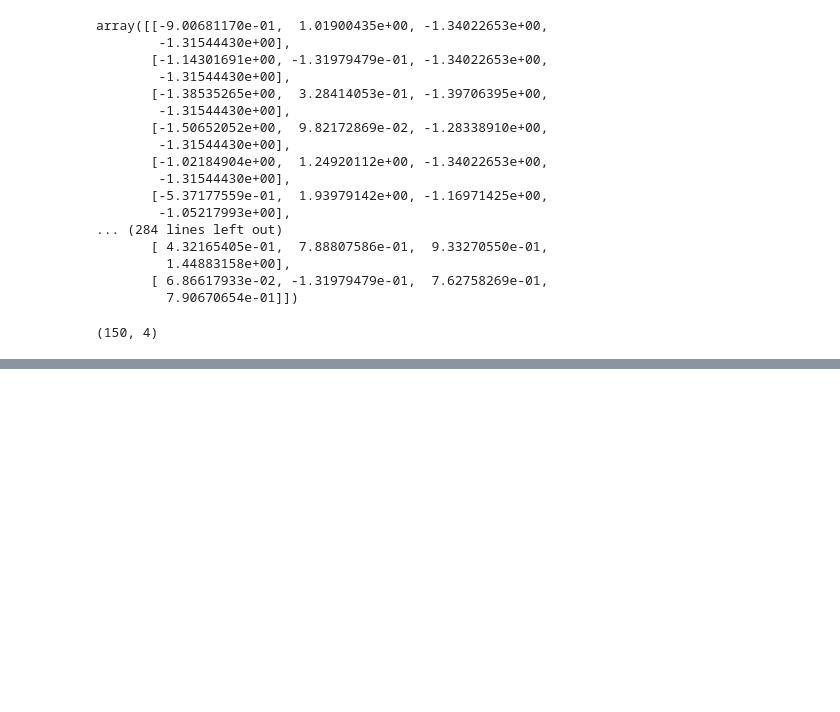
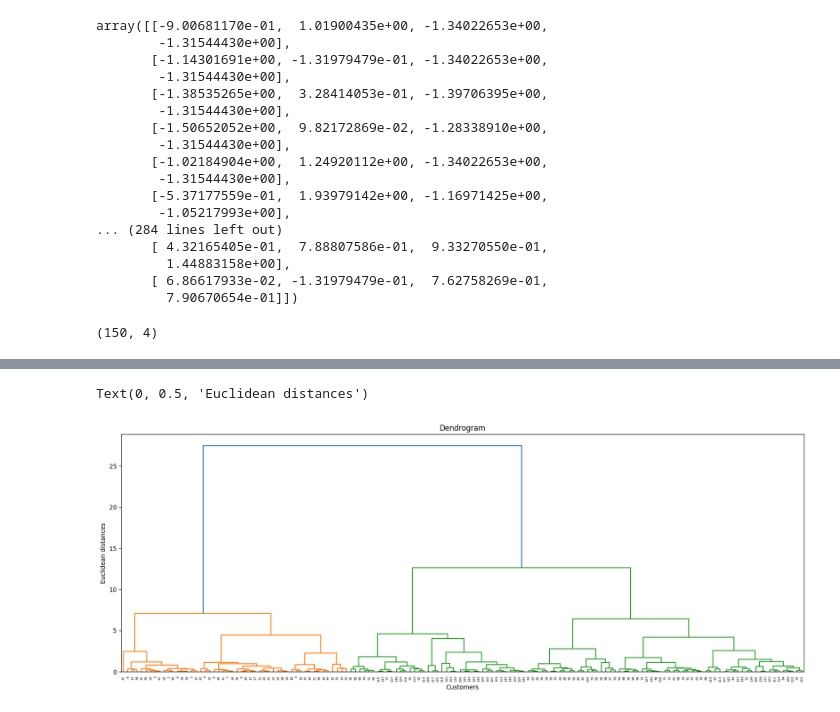
Before and after one commit to ayushcodes13/Machine-Learning-Practice, a Jupyter notebook: Hierarchial.ipynb, the cells around one changed output, grey strips where cells are left out. Saved outputs shown, nothing was run; the diff lists cells and outputs as text; code cells hidden in the pictures; blank space fills up the shorter version.

```diff
--- a/Hierarchial.ipynb
+++ b/Hierarchial.ipynb
@@ -54,0 +64,12 @@ from sklearn.decomposition import PCA
+# %%
+import scipy.cluster.hierarchy as sc
+plt.figure(figsize=(20, 7))
+plt.title("Dendrograms")
+
+sc.dendrogram(sc.linkage(pca_scaled, method='ward'))
+plt.title('Dendrogram')
+plt.xlabel('Customers')
+plt.ylabel('Euclidean distances')
+# %% [output]
+Text(0, 0.5, 'Euclidean distances')
+[figure, added]
```
Also changed, not shown: parts of 4 cells of this notebook.
